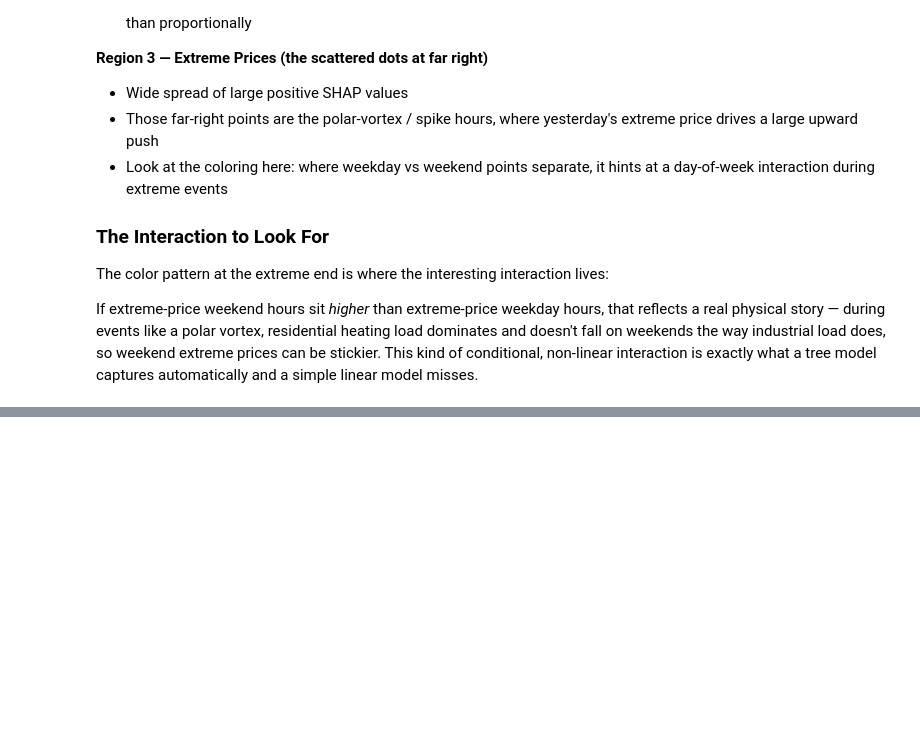
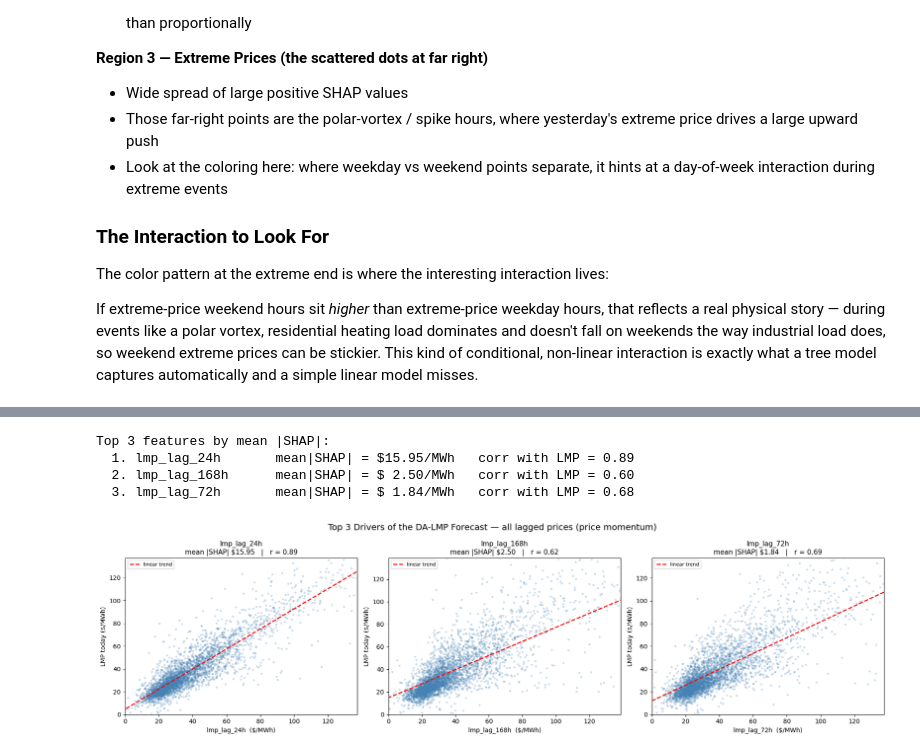
Before and after one commit to zhong338/lmp-forecaster, a Jupyter notebook: notebooks/06_feature_importance.ipynb, the cells around one changed output, grey strips where cells are left out. Cells and saved outputs as stored; diff of their text form; code cells hidden in the pictures; blank space fills up the shorter version.

```diff
--- a/notebooks/06_feature_importance.ipynb
+++ b/notebooks/06_feature_importance.ipynb
@@ -262,0 +281,40 @@ If extreme-price weekend hours sit *higher* than extreme-price weekday hours, th
+# %%
+# --- Identify the top 3 features by mean |SHAP|, then analyse each vs today's LMP ---
+mean_abs = (pd.Series(np.abs(shap_values).mean(axis=0), index=FEATURES)
+              .sort_values(ascending=False))
+top3 = mean_abs.head(3)
+
+print("Top 3 features by mean |SHAP|:")
+for rank, (feat, val) in enumerate(top3.items(), 1):
+    r = np.corrcoef(X[feat], y)[0, 1]
+    print(f"  {rank}. {feat:16s}  mean|SHAP| = ${val:5.2f}/MWh   corr with LMP = {r:.2f}")
+
+# Scatter each top feature against today's LMP (sampled for readability) + trend line
+rel = X.sample(4000, random_state=1)
+yr  = y.loc[rel.index]
+
+fig, axes = plt.subplots(1, 3, figsize=(18, 5))
+for ax, feat in zip(axes, top3.index):
+    ax.scatter(rel[feat], yr, s=6, alpha=0.20, color='steelblue')
+    r = np.corrcoef(rel[feat], yr)[0, 1]
+    b1, b0 = np.polyfit(rel[feat], yr, 1)
+    xs = np.linspace(rel[feat].min(), rel[feat].max(), 50)
+    ax.plot(xs, b0 + b1 * xs, '--', color='red', linewidth=1.8, label='linear trend')
+    hi = max(rel[feat].quantile(0.99), yr.quantile(0.99))
+    ax.set_xlim(0, hi); ax.set_ylim(0, hi)
+    ax.set_xlabel(f'{feat}  ($/MWh)')
+    ax.set_ylabel('LMP today ($/MWh)')
+    ax.set_title(f'{feat}\nmean |SHAP| ${top3[feat]:.2f}   |   r = {r:.2f}', fontsize=11)
+    ax.legend(fontsize=8)
+
+plt.suptitle('Top 3 Drivers of the DA-LMP Forecast — all lagged prices (price momentum)',
+             fontsize=14)
+plt.tight_layout()
+plt.savefig('results/top3_features.png', dpi=150)
+plt.show()
+# %% [output]
+Top 3 features by mean |SHAP|:
+  1. lmp_lag_24h       mean|SHAP| = $15.95/MWh   corr with LMP = 0.89
+  2. lmp_lag_168h      mean|SHAP| = $ 2.50/MWh   corr with LMP = 0.60
+  3. lmp_lag_72h       mean|SHAP| = $ 1.84/MWh   corr with LMP = 0.68
+[figure, added]
```
Also changed, not shown: parts of 10 cells of this notebook, 14 other files.
